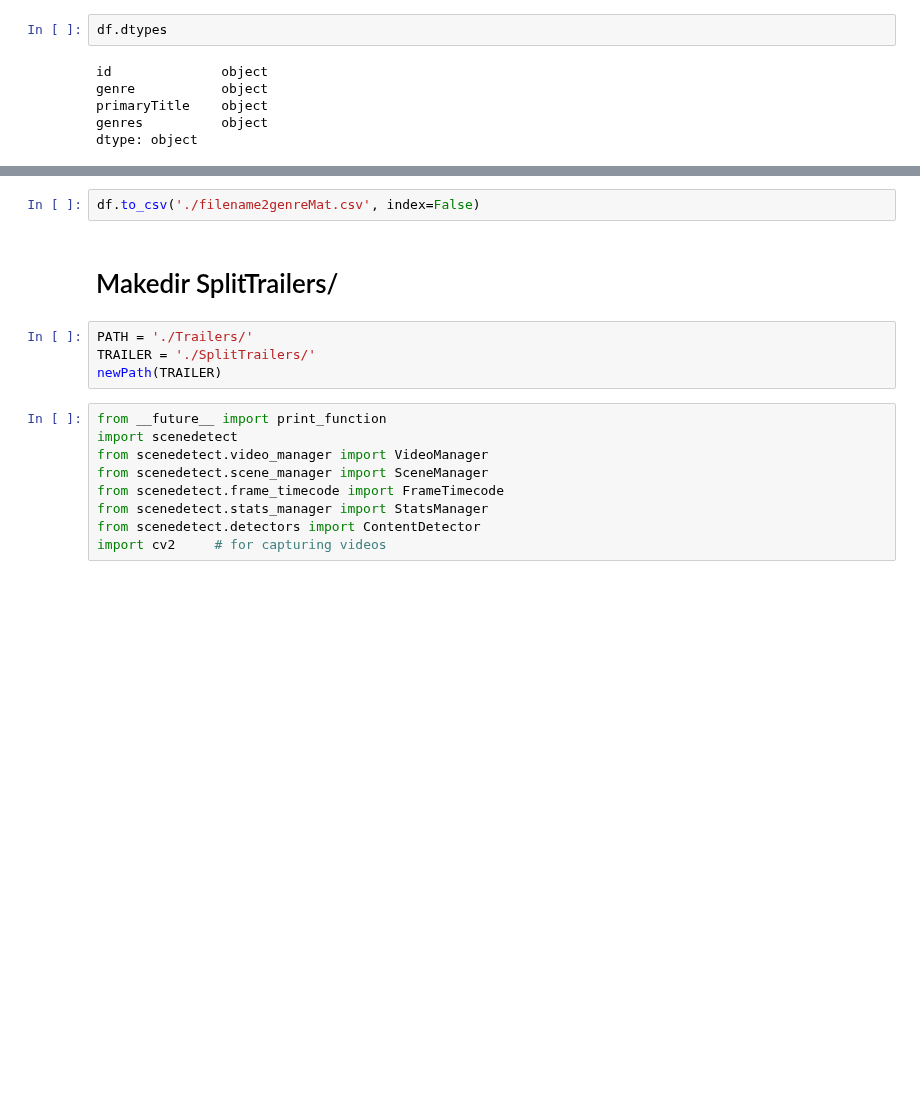
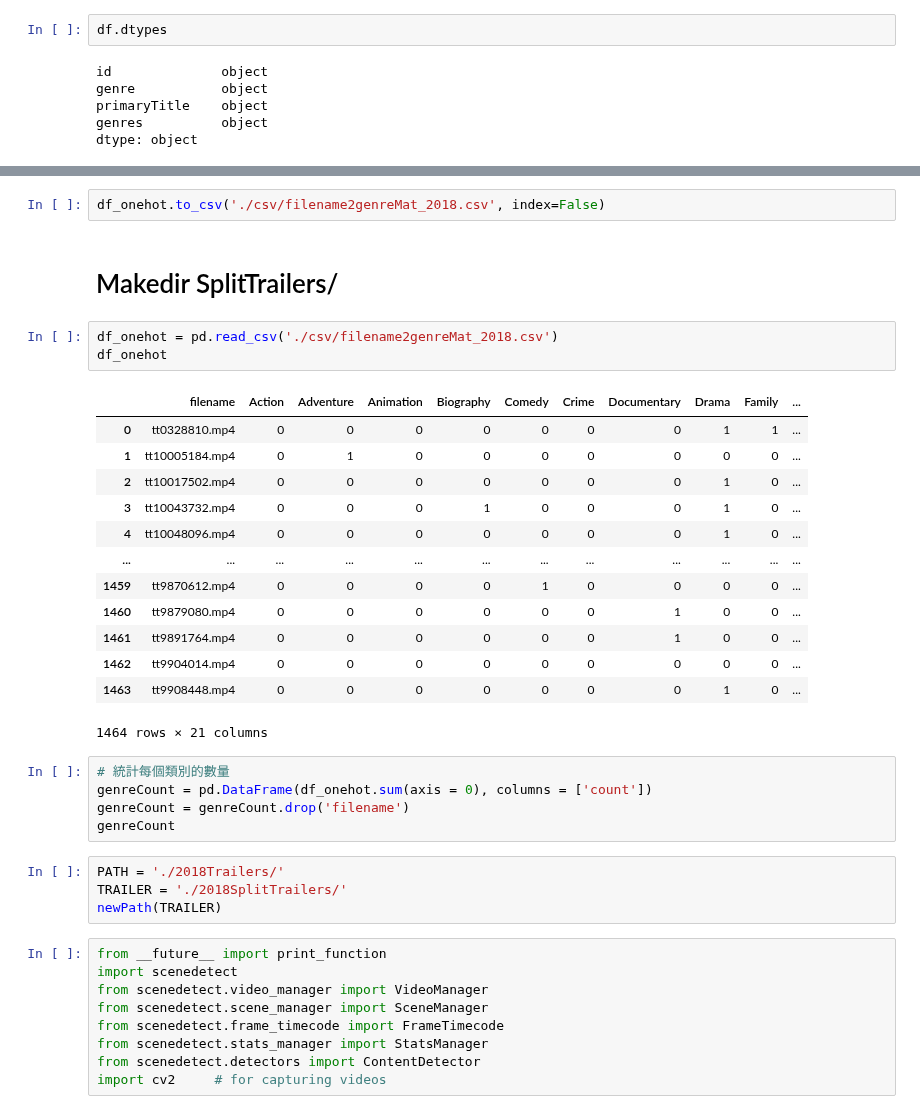
Before and after one commit to arrowill74/GPUbackup, a Jupyter notebook: Video/TrailerDirectory-2018.ipynb, the cells around one changed output, grey strips where cells are left out. Cells and saved outputs as stored; diff of their text form; blank space fills up the shorter version.

```diff
--- a/Video/TrailerDirectory-2018.ipynb
+++ b/Video/TrailerDirectory-2018.ipynb
@@ -136,10 +172,32 @@ df
 # %%
-df.to_csv('./filename2genreMat.csv', index=False)
+df_onehot.to_csv('./csv/filename2genreMat_2018.csv', index=False)
 # %% [markdown]
 # Makedir SplitTrailers/
+# %%
+df_onehot = pd.read_csv('./csv/filename2genreMat_2018.csv')
+df_onehot
+# %% [output]
+|  | filename | Action | Adventure | Animation | Biography | Comedy | Crime | Documentary | Drama | Family | ... |
+| 0 | tt0328810.mp4 | 0 | 0 | 0 | 0 | 0 | 0 | 0 | 1 | 1 | ... |
+| 1 | tt10005184.mp4 | 0 | 1 | 0 | 0 | 0 | 0 | 0 | 0 | 0 | ... |
+| 2 | tt10017502.mp4 | 0 | 0 | 0 | 0 | 0 | 0 | 0 | 1 | 0 | ... |
+| 3 | tt10043732.mp4 | 0 | 0 | 0 | 1 | 0 | 0 | 0 | 1 | 0 | ... |
+| 4 | tt10048096.mp4 | 0 | 0 | 0 | 0 | 0 | 0 | 0 | 1 | 0 | ... |
+| ... | ... | ... | ... | ... | ... | ... | ... | ... | ... | ... | ... |
+| 1459 | tt9870612.mp4 | 0 | 0 | 0 | 0 | 1 | 0 | 0 | 0 | 0 | ... |
+| 1460 | tt9879080.mp4 | 0 | 0 | 0 | 0 | 0 | 0 | 1 | 0 | 0 | ... |
+| 1461 | tt9891764.mp4 | 0 | 0 | 0 | 0 | 0 | 0 | 1 | 0 | 0 | ... |
+| 1462 | tt9904014.mp4 | 0 | 0 | 0 | 0 | 0 | 0 | 0 | 0 | 0 | ... |
+| 1463 | tt9908448.mp4 | 0 | 0 | 0 | 0 | 0 | 0 | 0 | 1 | 0 | ... |
+1464 rows × 21 columns
+# %%
+# 統計每個類別的數量
+genreCount = pd.DataFrame(df_onehot.sum(axis = 0), columns = ['count'])
+genreCount = genreCount.drop('filename')
+genreCount
 # %%
-PATH = './Trailers/'
-TRAILER = './SplitTrailers/'
+PATH = './2018Trailers/'
+TRAILER = './2018SplitTrailers/'
 newPath(TRAILER)
 # %%
 from __future__ import print_function
```
Also changed, not shown: parts of 9 cells of this notebook, 10 other files.
